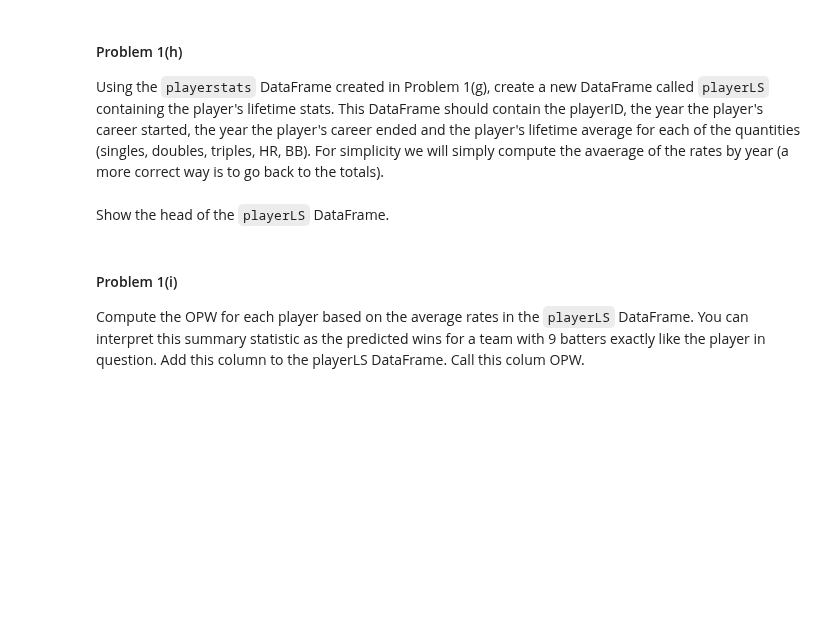
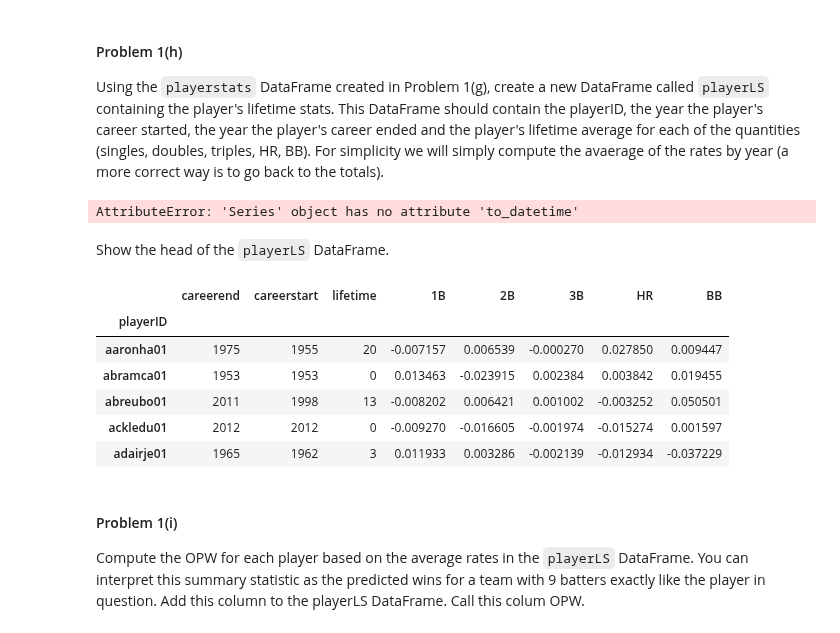
Before and after one commit to Theerit/2014, a Jupyter notebook: homework/HW3.ipynb, the cells around one changed output. Drawn from its saved outputs; the diff is of its cells as text; code cells hidden in the pictures; blank space fills up the shorter version.

```diff
--- a/homework/HW3.ipynb
+++ b/homework/HW3.ipynb
@@ -265,7 +268,30 @@ Using the `playerstats` DataFrame created in Problem 1(g), create a new DataFram
+# %%
+### Your code here ###
+playerTemp = playerstats.copy()
+playerTemp = playerTemp.join(master[["playerID","debut","finalGame"]].set_index('playerID'),how='inner',on = 'playerID')
+firstyear = playerTemp.groupby('playerID').first()['debut']
+lastyear = playerTemp.groupby('playerID').last()['finalGame']
+lifetime = playerTemp.groupby('playerID').last()['finalGame'] - playerTemp.groupby('playerID').first()['debut']
+stat_avg = playerTemp[['playerID','1B','2B','3B','HR','BB']].groupby('playerID').mean()
+d = {'playerID':playerTemp['playerID'].drop_duplicates().tolist(),'careerstart':firstyear.tolist(),'careerend':lastyear.tolist(),'lifetime':lifetime.tolist()}
+playerLS = pd.DataFrame.from_dict(d)
+playerLS = playerLS.join(stat_avg,how = 'inner',on = 'playerID')
+playerLS = playerLS.set_index('playerID')
+# %% [output]
+AttributeError: 'Series' object has no attribute 'to_datetime'
 # %% [markdown]
 Show the head of the `playerLS` DataFrame.
 # %%
 ### Your code here ###
+playerLS.head()
+# %% [output]
+|  | careerend | careerstart | lifetime | 1B | 2B | 3B | HR | BB |
+| playerID |  |  |  |  |  |  |  |  |
+| aaronha01 | 1975 | 1955 | 20 | -0.007157 | 0.006539 | -0.000270 | 0.027850 | 0.009447 |
+| abramca01 | 1953 | 1953 | 0 | 0.013463 | -0.023915 | 0.002384 | 0.003842 | 0.019455 |
+| abreubo01 | 2011 | 1998 | 13 | -0.008202 | 0.006421 | 0.001002 | -0.003252 | 0.050501 |
+| ackledu01 | 2012 | 2012 | 0 | -0.009270 | -0.016605 | -0.001974 | -0.015274 | 0.001597 |
+| adairje01 | 1965 | 1962 | 3 | 0.011933 | 0.003286 | -0.002139 | -0.012934 | -0.037229 |
 # %% [markdown]
 #### Problem 1(i)
 
```
Also changed, not shown: parts of 2 cells of this notebook.
